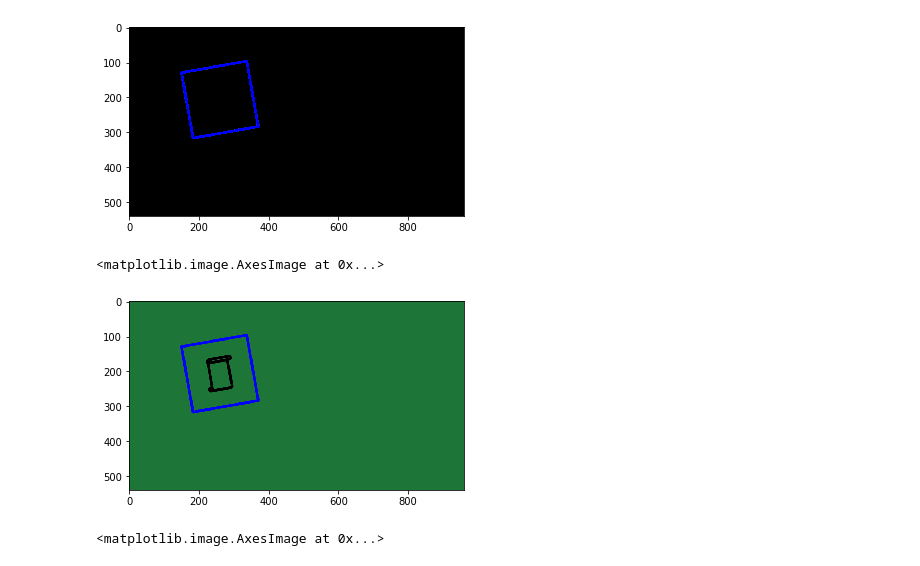
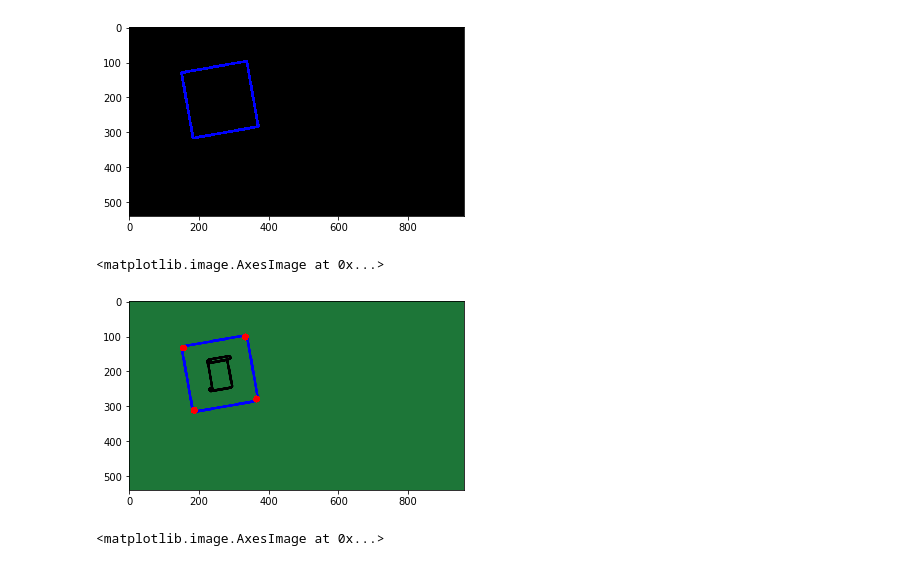
Before and after one commit to becklabs/dune-grass, a Jupyter notebook: preprocessing-concept.ipynb, the cells around one changed output. Saved outputs shown, nothing was run; the diff lists cells and outputs as text; code cells hidden in the pictures.

```diff
--- a/preprocessing-concept.ipynb
+++ b/preprocessing-concept.ipynb
@@ -7,7 +7,7 @@ from preprocessing import *
 %matplotlib inline
 # %%
 #Import and convert to hsv
-img = cv2.imread('perfectWorld3.png')
+img = cv2.imread('images/perfectWorld3.png')
 imshow(img)
 # %% [output]
 <matplotlib.image.AxesImage at 0x...>
@@ -32,19 +32,19 @@ imshow(result)
 # %%
 #good features
 gray = cv2.cvtColor(result, cv2.COLOR_BGR2GRAY)
 corners = cv2.goodFeaturesToTrack(gray, 4, 0.01, 10)
 corners = np.int0(corners)
 
 circle_img = img.copy()
 bb = []
 for i in corners:
     x, y = i.ravel()
     bb.append((x, y))
     cv2.circle(img, (x, y), 10, 255, -1)
-imshow(circle_img)
+imshow(img)
 # %% [output]
 <matplotlib.image.AxesImage at 0x...>
-[figure, old version]
+[figure, new version]
 # %%
 (heigth, width) = img.shape[:2]
 (cx, cy) = (width // 2, heigth // 2)
```
Also changed, not shown: parts of 2 cells of this notebook.
